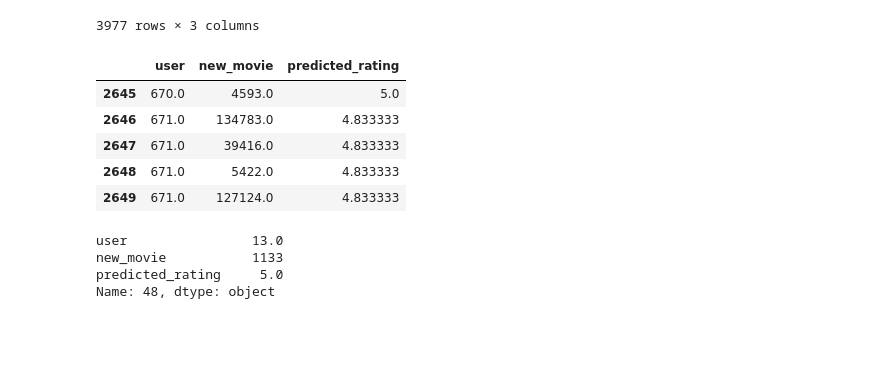
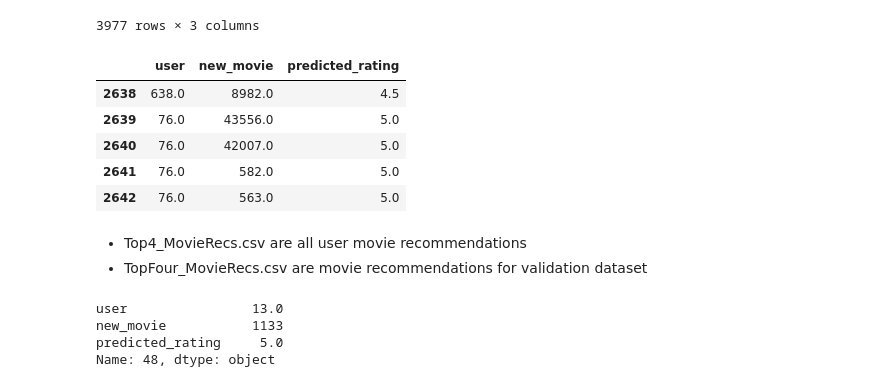
Before and after one commit to ivan-usd/business-repo, a Jupyter notebook: notebooks/af_data_exploration.ipynb, the cells around one changed output. Drawn from its saved outputs; the diff is of its cells as text; code cells hidden in the pictures; blank space fills up the shorter version.

Commit message:
Recommender
Final modifications having to do with using train/validation sets for the Recommender, as well as the csv files with the recommendations generated by the Recommender System

```diff
--- a/notebooks/af_data_exploration.ipynb
+++ b/notebooks/af_data_exploration.ipynb
@@ -562,11 +575,15 @@ movie_mod=movie_meta_df[['movieId','vote_average']]
 # %%
 ratings_small_df['movieId']=ratings_small_df['movieId'].astype('category')
 ratings_small_df['userId']=ratings_small_df['userId'].astype('category')
+# %%
+# Split data:
+
+ratings_train, ratings_val = train_test_split(ratings_small_df,test_size=0.20, random_state = 2020)
 # %% [markdown]
 #### Generate the collaborative filter model:
 # %%
 reader = Reader(rating_scale=(0, 6))
-data = Dataset.load_from_df(ratings_small_df, reader)
+data = Dataset.load_from_df(ratings_train, reader)
 trainset = data.build_full_trainset()
 
 # compute cosine similarities between items
@@ -598,17 +596,0 @@ Name: movieId, Length: 45843, dtype: int64
-# %%
-movies = links_df.movieId
-predictions2=pd.DataFrame(columns = ['user','new_movie','predicted_rating'])
-
-for mov in movies:
-    #print(movies, algo.predict(1, movies).est >=4)
-    predicted2 = algo.predict(2, mov).est
-    if predicted2 >= 4:
-        highest_rated_index2 = predicted2
-        print(mov, predicted2)
-        predictions2.loc[len(predictions2.index)] = ['2', mov, predicted2]
-        #predictions2.append(mov)
-
-        #highest_rated1=movies[highest_rated_index1]
-predictions2.sort_values('predicted_rating', ascending=False)[:4]
-#predicted_rec=movies[predictions]
-#print(highest_rated1)
@@ -699,10 +605,10 @@ Categories (671, int64): [1, 2, 3, 4, ..., 668, 669, 670, 671]
 # %%
-# Automate and run on entire ratings_small_df:
+# Automate and run on validation dataset:
 
 movies = links_df.movieId
-predictions_all=pd.DataFrame()
+predictions_all2=pd.DataFrame()
 
-for user in ratings_small_df['userId'].unique():
+for user in ratings_val['userId'].unique():
 
     predictions_user=pd.DataFrame(columns=['user','new_movie','predicted_rating'])
 
@@ -716,6 +622,6 @@ for user in ratings_small_df['userId'].unique():
 
 
     top_4_USER = predictions_user.sort_values('predicted_rating', ascending=False)[:4]
-    predictions_all=pd.concat([predictions_all, top_4_USER], ignore_index=True, sort=False)
+    predictions_all2=pd.concat([predictions_all2, top_4_USER], ignore_index=True, sort=False)
 
-predictions_all.columns = ['user','new_movie','predicted_rating']
+predictions_all2.columns = ['user','new_movie','predicted_rating']
@@ -740,12 +675,12 @@ predictions_user
 | 3976 | 671.0 | 163949.0 | 4.087500 |
 3977 rows × 3 columns
 # %%
-predictions_all.tail()
+predictions_all2.tail()
 # %% [output]
 |  | user | new_movie | predicted_rating |
-| 2645 | 670.0 | 4593.0 | 5.0 |
-| 2646 | 671.0 | 134783.0 | 4.833333 |
-| 2647 | 671.0 | 39416.0 | 4.833333 |
-| 2648 | 671.0 | 5422.0 | 4.833333 |
-| 2649 | 671.0 | 127124.0 | 4.833333 |
+| 2638 | 638.0 | 8982.0 | 4.5 |
+| 2639 | 76.0 | 43556.0 | 5.0 |
+| 2640 | 76.0 | 42007.0 | 5.0 |
+| 2641 | 76.0 | 582.0 | 5.0 |
+| 2642 | 76.0 | 563.0 | 5.0 |
 # %%
@@ -753,3 +688,6 @@ predictions_all.to_csv('Top4_MovieRecs.csv')
+# %% [markdown]
+* Top4_MovieRecs.csv are all user movie recommendations
+* TopFour_MovieRecs.csv are movie recommendations for validation dataset
 # %%
 predictions_all['new_movie']=predictions_all['new_movie'].astype('int')
 # %%
```
Also changed, not shown: parts of 33 cells of this notebook, 3 other files.
